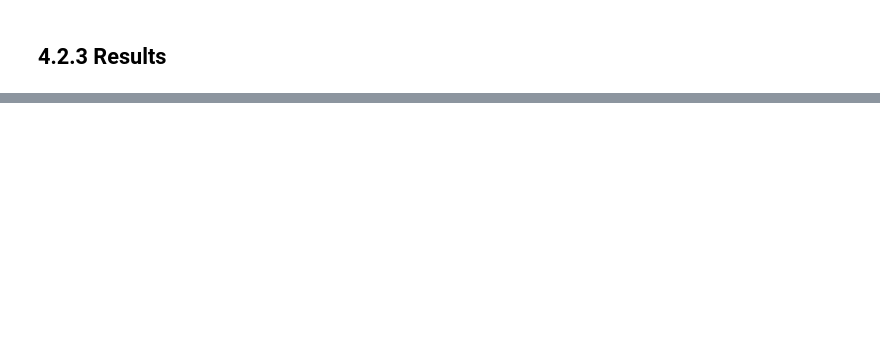
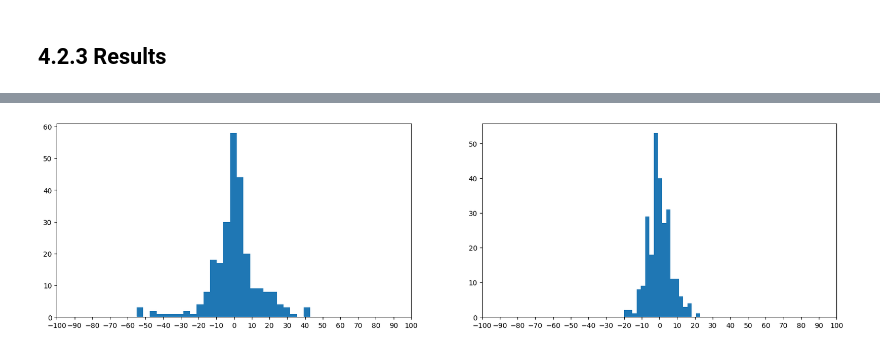
Before and after one commit to Ematrion/master-thesis-experiments, a Jupyter notebook: 4.2 Elo prediction.ipynb, the cells around one changed output, grey strips where cells are left out. Cells and saved outputs as stored; diff of their text form; code cells hidden in the pictures; blank space fills up the shorter version.

```diff
--- a/4.2 Elo prediction.ipynb
+++ b/4.2 Elo prediction.ipynb
@@ -305,0 +463,21 @@ recovered
+# %%
+from rstt import RoundRobin
+
+sebelo_rank_diff = [gt[p]-elo[p] for p in gt]
+
+rr = RoundRobin('fix elo', elo, solver)
+rr.registration(elo.players())
+rr.run()
+
+elo.update(games=rr.games())
+rrelo_rank_diff = [gt[p]-elo[p] for p in gt]
+# %%
+fig, axs = plt.subplots(1, 2, figsize=(20, 5))
+
+axs[0].hist(sebelo_rank_diff, bins='auto')
+axs[0].set_xticks(list(range(-100, 101, 10)))
+axs[1].hist(rrelo_rank_diff, bins='auto')
+axs[1].set_xticks(list(range(-100, 101, 10)))
+plt.show()
+# %% [output]
+[figure, added]
```
Also changed, not shown: parts of 14 cells of this notebook, 12 other files.
